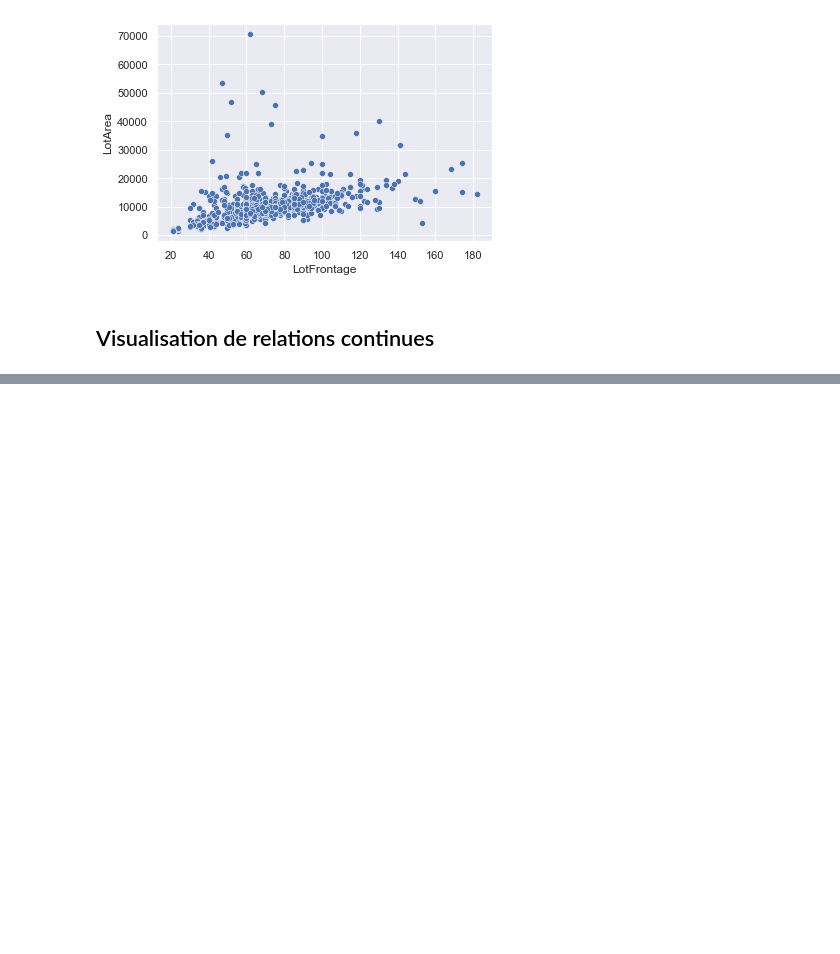
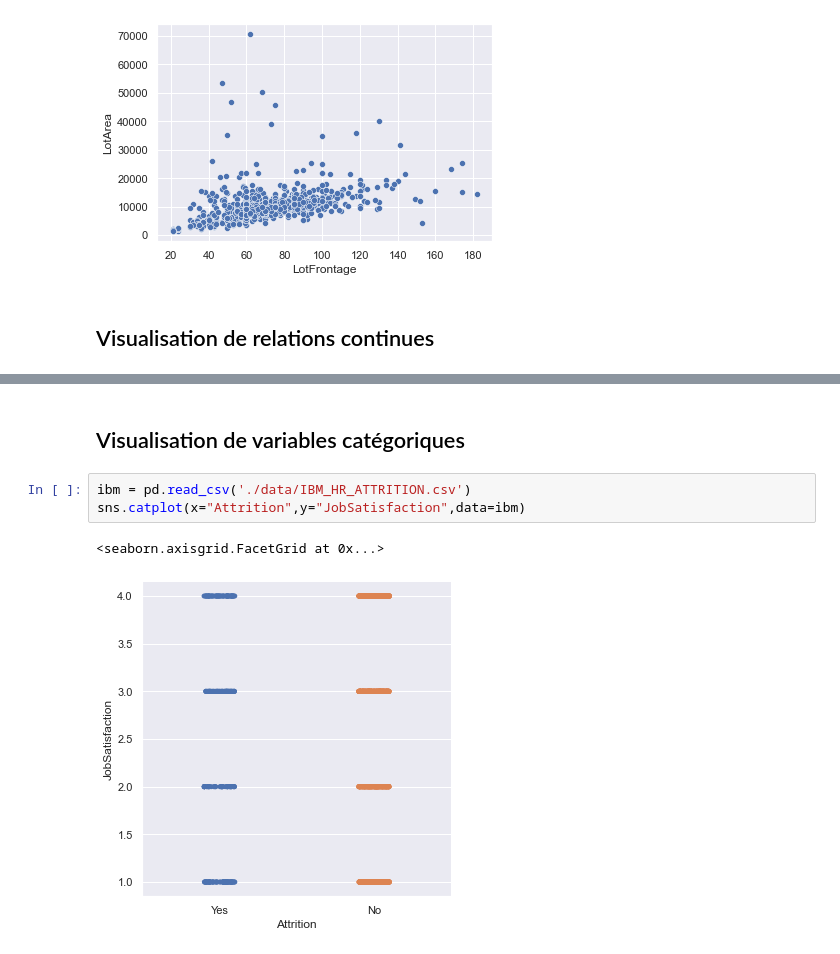
Before and after one commit to Jeevesen/Exercices-Pandas, a Jupyter notebook: DataVisualisation_Exercices.ipynb, the cells around one changed output, grey strips where cells are left out. Drawn from its saved outputs; the diff is of its cells as text; blank space fills up the shorter version.

```diff
--- a/DataVisualisation_Exercices.ipynb
+++ b/DataVisualisation_Exercices.ipynb
@@ -72,0 +75,8 @@ plt.show()
+# %% [markdown]
+## Visualisation de variables catégoriques
+# %%
+ibm = pd.read_csv('./data/IBM_HR_ATTRITION.csv')
+sns.catplot(x="Attrition",y="JobSatisfaction",data=ibm)
+# %% [output]
+<seaborn.axisgrid.FacetGrid at 0x...>
+[figure, added]
```
Also changed, not shown: parts of 7 cells of this notebook.
